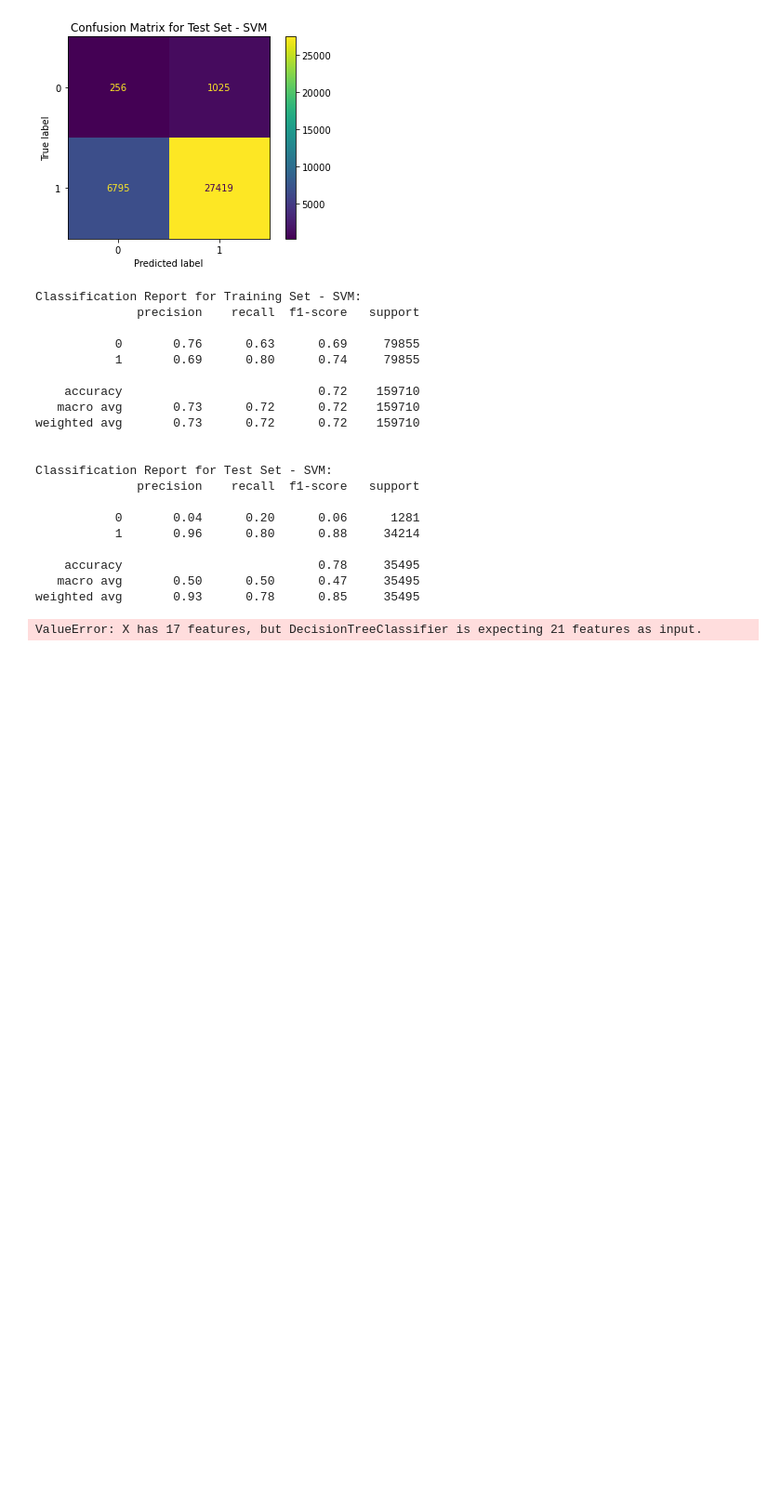
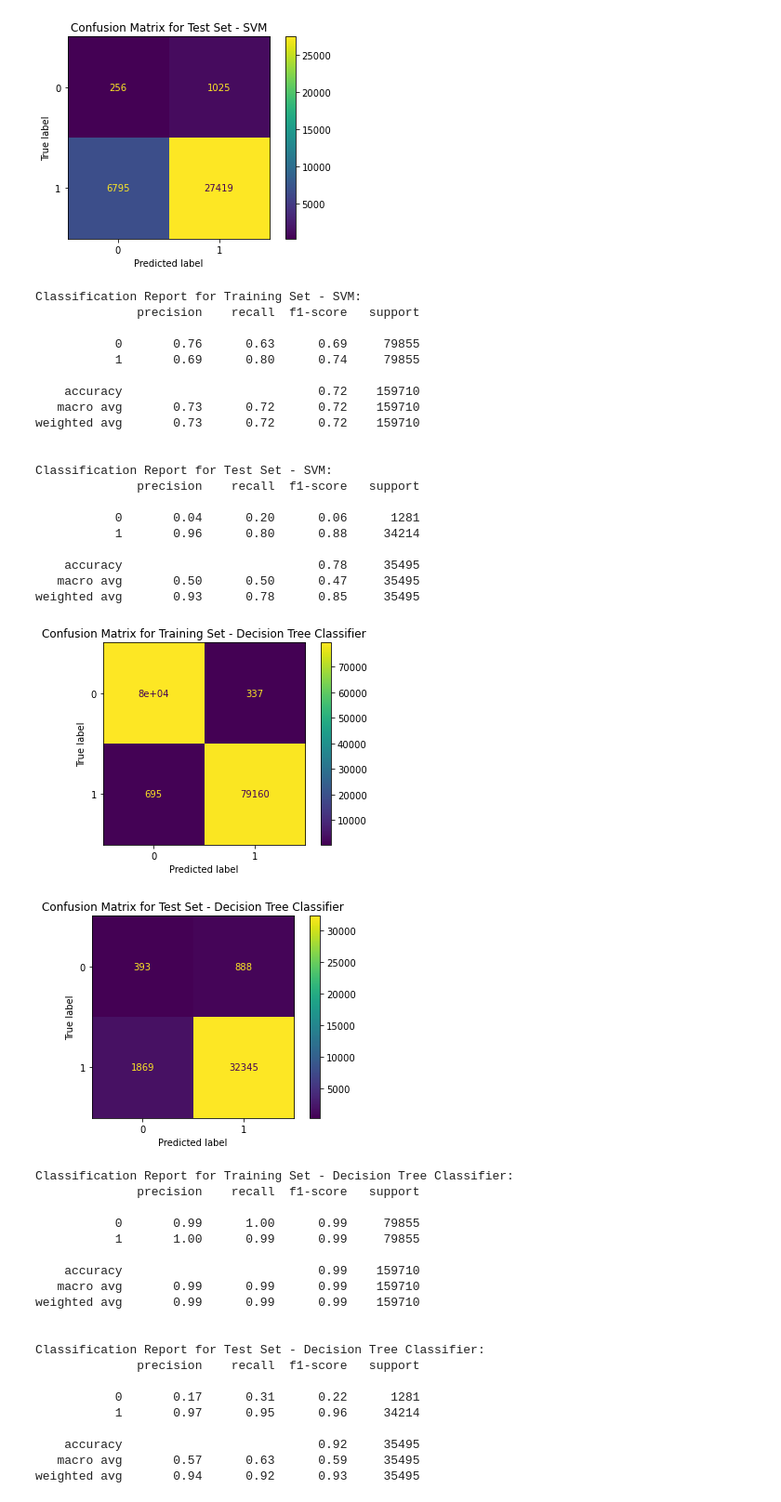
Before and after one commit to justinm329/ads_508_team_project_test, a Jupyter notebook: models_training/training_models.ipynb, the cells around one changed output. Shown at 93% size. Drawn from its saved outputs; the diff is of its cells as text; code cells hidden in the pictures; blank space fills up the shorter version.

Commit message:
added dt w/o error

```diff
--- a/models_training/training_models.ipynb
+++ b/models_training/training_models.ipynb
@@ -434,35 +434,56 @@ weighted avg       0.93      0.78      0.85     35495
 # Train Decision Tree Classifier model
 decision_tree_model = DecisionTreeClassifier(random_state=42)
 y_train = np.ravel(y_train)
-decision_tree_model.fit(X_train_scaled, y_train)
+decision_tree_model.fit(X_train_scaled_new, y_train)
 
 # Make predictions
 y_pred_train_dt = decision_tree_model.predict(X_train_scaled_new)
 y_pred_test_dt = decision_tree_model.predict(X_test_scaled_new)
 
 # Generate confusion matrices
 cm_train_dt = confusion_matrix(y_train, y_pred_train_dt)
 cm_test_dt = confusion_matrix(y_test, y_pred_test_dt)
 
 # Display confusion matrix for training set
 cmplot_train_dt = ConfusionMatrixDisplay(confusion_matrix=cm_train_dt)
 cmplot_train_dt.plot()
 plt.title('Confusion Matrix for Training Set - Decision Tree Classifier')
 plt.show()
 
 # Display confusion matrix for test set
 cmplot_test_dt = ConfusionMatrixDisplay(confusion_matrix=cm_test_dt)
 cmplot_test_dt.plot()
 plt.title('Confusion Matrix for Test Set - Decision Tree Classifier')
 plt.show()
 
 # Generate classification reports
 train_report_dt = classification_report(y_train, y_pred_train_dt)
 test_report_dt = classification_report(y_test, y_pred_test_dt)
 
 print("Classification Report for Training Set - Decision Tree Classifier:")
 print(train_report_dt)
 print("\nClassification Report for Test Set - Decision Tree Classifier:")
 print(test_report_dt)
 # %% [output]
+[figure, added]
+[figure, added]
-ValueError: X has 17 features, but DecisionTreeClassifier is expecting 21 features as input.
+Classification Report for Training Set - Decision Tree Classifier:
+              precision    recall  f1-score   support
+
+           0       0.99      1.00      0.99     79855
+           1       1.00      0.99      0.99     79855
+
+    accuracy                           0.99    159710
+   macro avg       0.99      0.99      0.99    159710
+weighted avg       0.99      0.99      0.99    159710
+
+
+Classification Report for Test Set - Decision Tree Classifier:
+              precision    recall  f1-score   support
+
+           0       0.17      0.31      0.22      1281
+           1       0.97      0.95      0.96     34214
+
+    accuracy                           0.92     35495
+   macro avg       0.57      0.63      0.59     35495
+weighted avg       0.94      0.92      0.93     35495
```
